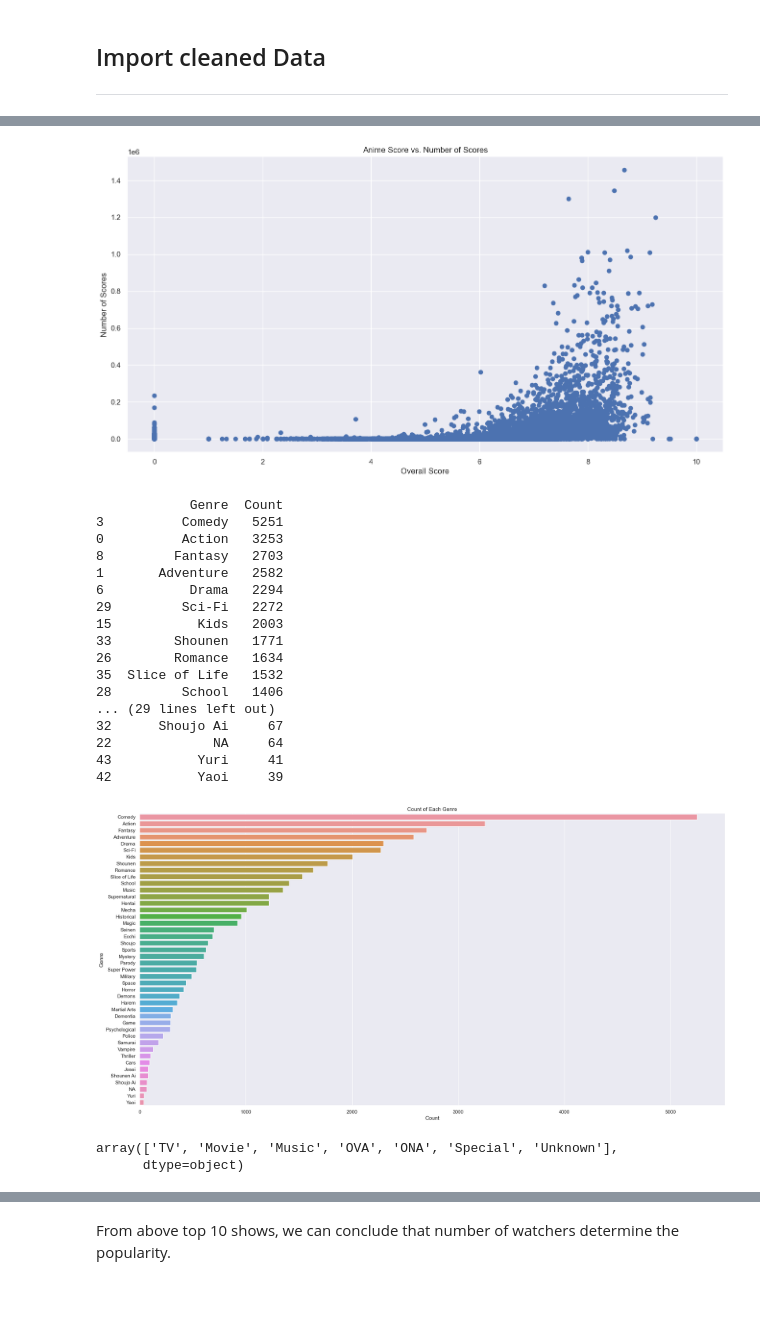
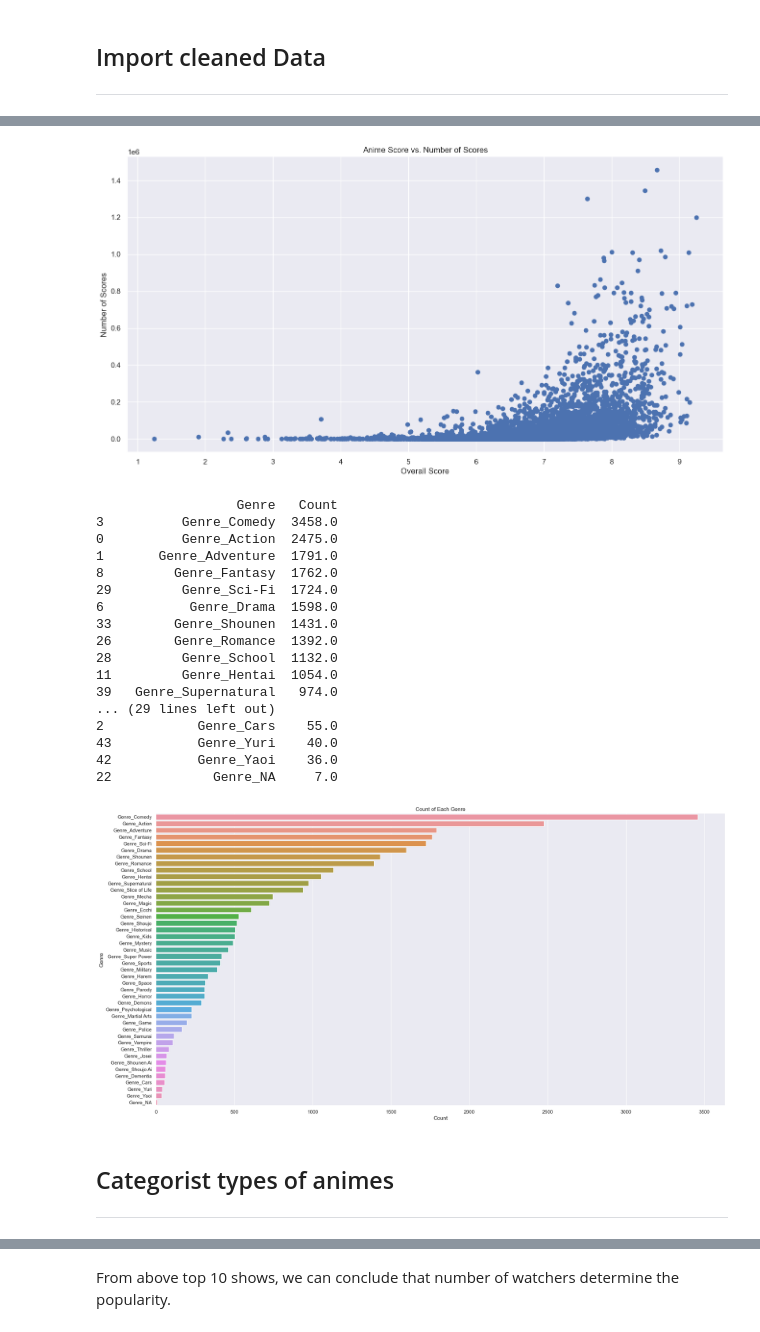
Before and after one commit to TanGuiShan/mini_project, a Jupyter notebook: Data Visualisation.ipynb, the cells around one changed output, grey strips where cells are left out. Saved outputs shown, nothing was run; the diff lists cells and outputs as text; code cells hidden in the pictures; blank space fills up the shorter version.

Commit message:
UPDATE Preparation
- add prefix to genre and related
- visualization using the prefix

```diff
--- a/Data Visualisation.ipynb
+++ b/Data Visualisation.ipynb
@@ -25,6 +25,6 @@ sb.set() # set the default Seaborn style for graphics
 ## Import cleaned Data
 ---
 # %%
-animelist = pd.read_csv('DataSets/Cleaned data/outV3.csv')
+animelist = pd.read_csv('DataSets/Cleaned data/data_cleaned.csv')
 animelist.head()
 # %% [output]
@@ -116,4 +125,5 @@ sb.pairplot(data = numeric_data)
 # %%
+## score vs number of scores
 f = plt.figure(figsize=(16, 8))
 plt.scatter(numeric_data['score'], numeric_data['members'])
 
@@ -123,54 +133,56 @@ plt.ylabel('Number of Scores')
 plt.title('Anime Score vs. Number of Scores')
 plt.show()
 # %% [output]
-[figure, old version]
+[figure, new version]
 # %%
 # Assuming animelist is your DataFrame containing genre columns
 
 # Sum the occurrences of each genre across all rows
-genre_counts = animelist[['Action', 'Adventure', 'Cars', 'Comedy', 'Dementia', 'Demons', 'Drama', 'Ecchi', 'Fantasy', 'Game', 'Harem', 'Hentai', 'Historical', 'Horror', 'Josei', 'Kids', 'Magic', 'Martial Arts', 'Mecha', 'Military', 'Music', 'Mystery', 'NA', 'Parody', 'Police', 'Psychological', 'Romance', 'Samurai', 'School', 'Sci-Fi', 'Seinen', 'Shoujo', 'Shoujo Ai', 'Shounen', 'Shounen Ai', 'Slice of Life', 'Space', 'Sports', 'Super Power', 'Supernatural', 'Thriller', 'Vampire', 'Yaoi', 'Yuri']].sum()
+genre_list = [col for col in sorted_df.columns if 'Genre_' in col]
+
+genre_counts = animelist[genre_list].sum()
 
 genre_counts_df = genre_counts.reset_index()
 genre_counts_df.columns = ['Genre', 'Count']
 
 # Sort the DataFrame by count
 genre_counts_df = genre_counts_df.sort_values(by='Count', ascending=False)
 
 print(genre_counts_df)
 print()
 
 # Create the bar plot
 sb.catplot(x='Count', y='Genre', kind='bar', data=genre_counts_df, height=10, aspect=2)
 plt.xlabel('Count')
 plt.ylabel('Genre')
 plt.title('Count of Each Genre')
 plt.show()
 # %% [output]
-            Genre  Count
-3          Comedy   5251
-0          Action   3253
-8         Fantasy   2703
-1       Adventure   2582
-6           Drama   2294
-29         Sci-Fi   2272
-15           Kids   2003
-33        Shounen   1771
-26        Romance   1634
-35  Slice of Life   1532
-28         School   1406
+                  Genre   Count
+3          Genre_Comedy  3458.0
+0          Genre_Action  2475.0
+1       Genre_Adventure  1791.0
+8         Genre_Fantasy  1762.0
+29         Genre_Sci-Fi  1724.0
+6           Genre_Drama  1598.0
+33        Genre_Shounen  1431.0
+26        Genre_Romance  1392.0
+28         Genre_School  1132.0
+11         Genre_Hentai  1054.0
+39   Genre_Supernatural   974.0
 ... (29 lines left out)
-32      Shoujo Ai     67
-22             NA     64
-43           Yuri     41
-42           Yaoi     39
+2            Genre_Cars    55.0
+43           Genre_Yuri    40.0
+42           Genre_Yaoi    36.0
+22             Genre_NA     7.0
-[figure, old version]
+[figure, new version]
+# %% [markdown]
+## Categorist types of animes
+---
 # %%
 # What are the Type of anime
 animelist_type = animelist['type'].unique()
 animelist_type
-# %% [output]
-array(['TV', 'Movie', 'Music', 'OVA', 'ONA', 'Special', 'Unknown'],
-      dtype=object)
 # %%
 # What are the value per type
 type_count = animelist['type'].value_counts()
```
Also changed, not shown: parts of 17 cells of this notebook, 3 other files.
